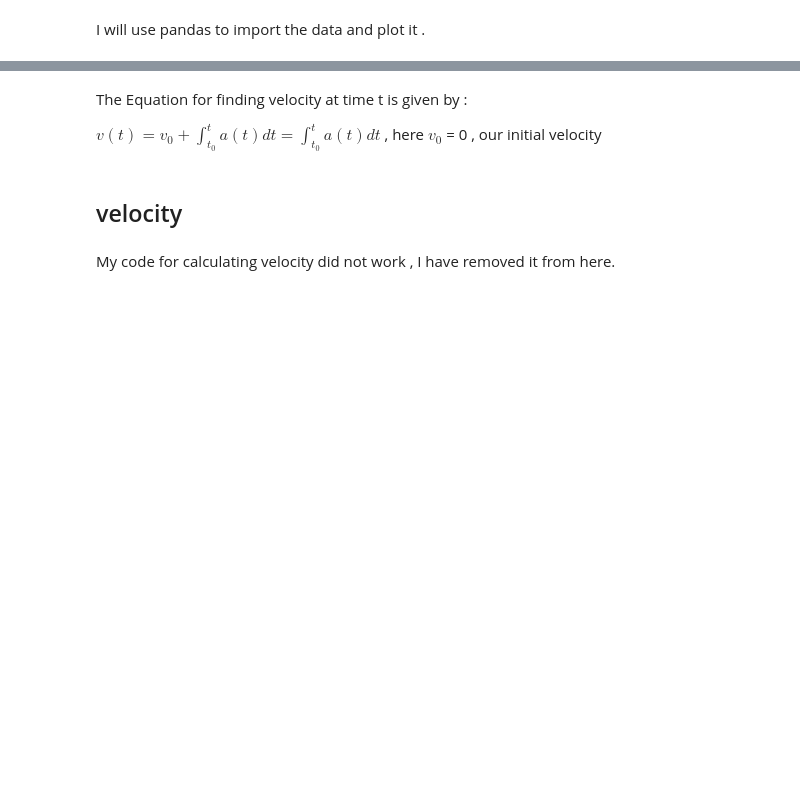
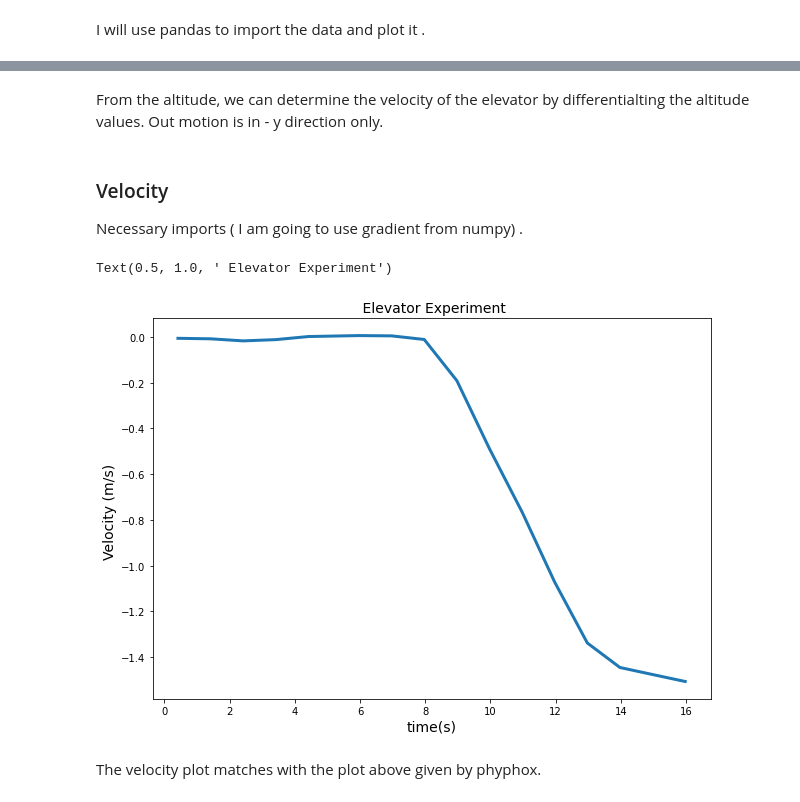
Before and after one commit to ubsuny/CP1_Calculus, a Jupyter notebook: hw_9_2.ipynb, the cells around one changed output, grey strips where cells are left out. Drawn from its saved outputs; the diff is of its cells as text; code cells hidden in the pictures; blank space fills up the shorter version.

```diff
--- a/hw_9_2.ipynb
+++ b/hw_9_2.ipynb
@@ -47,8 +53,5 @@ I would like to calculate the velocity of the elevator .
 # %% [markdown]
-The Equation for finding velocity at time t is given by :
-
-$v(t) = v_0 + \int_{t_0}^{t}a(t) dt  = \int_{t_0}^{t}a(t) dt $ ,  here $ v_0$ = 0 , our initial velocity
+From the altitude, we can determine the velocity of the elevator  by differentialting the altitude values. Out motion is in - y direction only.
 # %% [markdown]
-## velocity
+### Velocity
+Necessary imports ( I am going to use gradient from numpy) .
-# %% [markdown]
-My code  for calculating velocity  did not work , I have removed it  from here.
@@ -54,0 +60,13 @@ My code  for calculating velocity  did not work , I have removed it  from here.
+# %%
+Vel = np.gradient(Y)
+# %%
+fig, ax = plt.subplots(figsize=(10,7))
+ax.plot(X,Vel, lw=3)
+ax.set_xlabel('time(s)',fontsize=14)
+ax.set_ylabel('Velocity (m/s) ',fontsize=14)
+ax.set_title(' Elevator Experiment', fontsize=14)
+# %% [output]
+Text(0.5, 1.0, ' Elevator Experiment')
+[figure, added]
+# %% [markdown]
+The velocity plot matches with the plot above given by phyphox.
```
Also changed, not shown: parts of 7 cells of this notebook, 3 other files.
